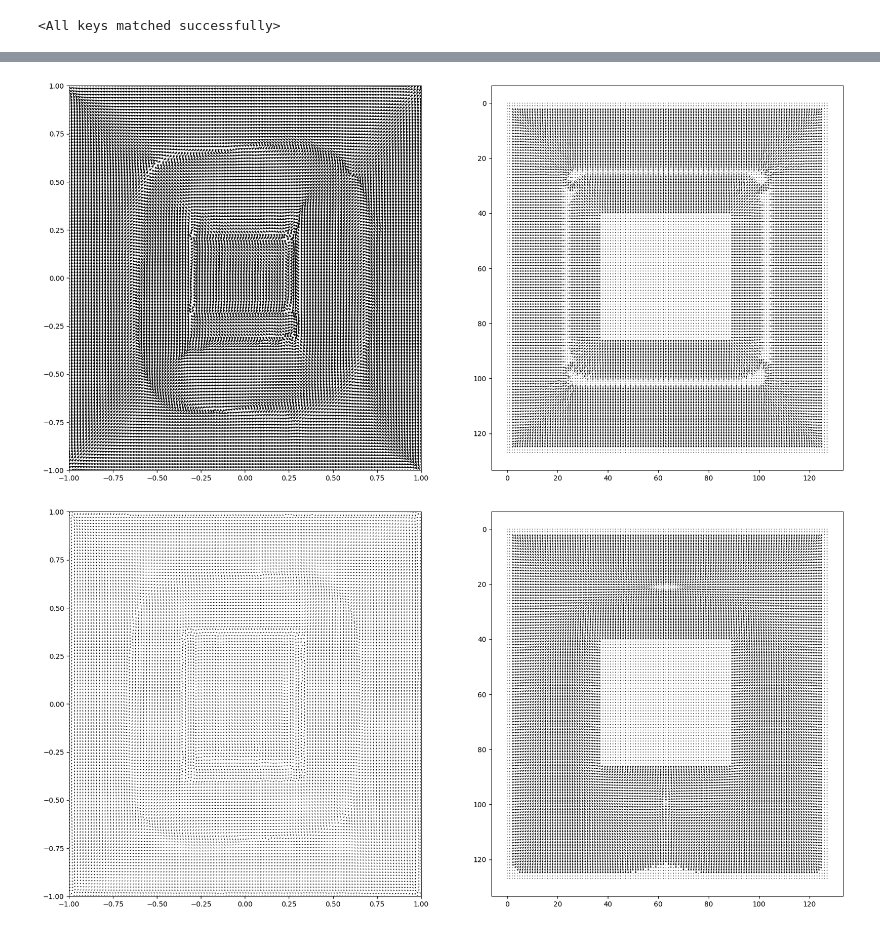
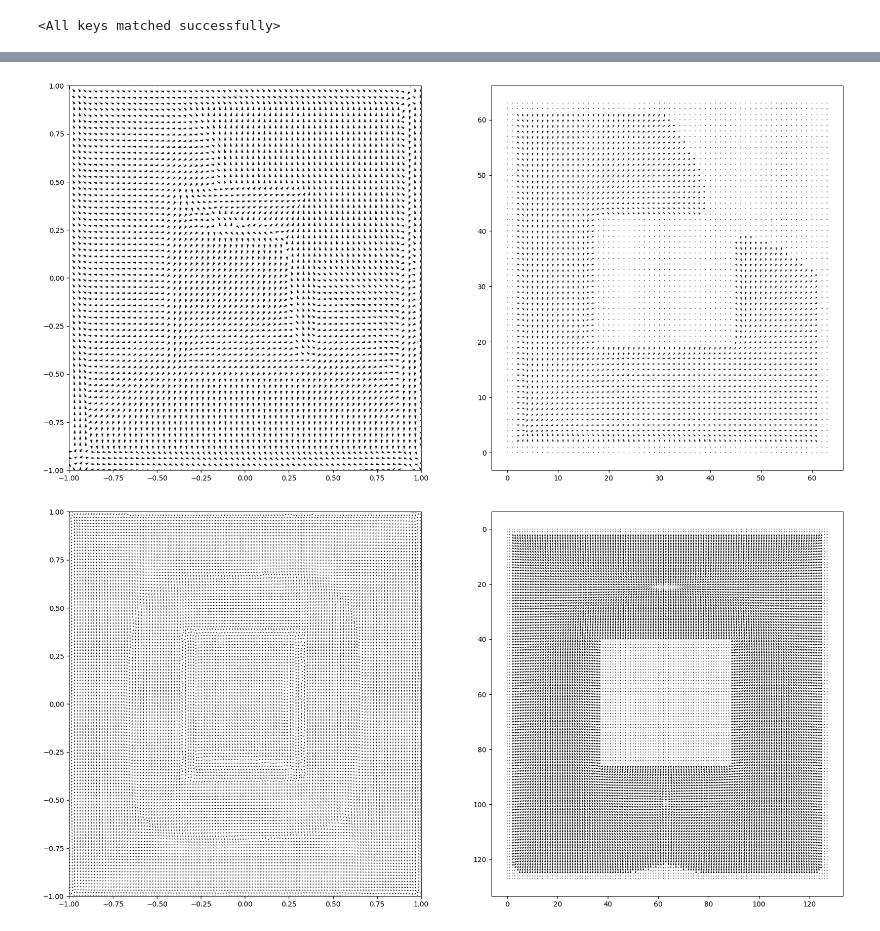
Before and after one commit to pranaboy72/denoisingheat, a Jupyter notebook: inference.ipynb, the cells around one changed output, grey strips where cells are left out. Saved outputs shown, nothing was run; the diff lists cells and outputs as text; code cells hidden in the pictures.

```diff
--- a/inference.ipynb
+++ b/inference.ipynb
@@ -10,7 +10,7 @@ from tqdm import tqdm
 from PIL import Image, ImageDraw
 
 from scorefield.models.ddpm.denoising_diffusion import Unet
-from scorefield.models.heat.heat_diffusion import HeatDiffusion
+from scorefield.models.heat.heat_diffusion import HeatDiffusion, HeatDiffusion_Revised
 from scorefield.utils.rl_utils import load_config
 from scorefield.utils.utils import (
     gen_goals, overlay_goal, overlay_multiple, combine_objects, overlay_images,
@@ -56,8 +56,6 @@ time_type = args['time_type']
 
 epochs = args['epochs']
 train_lr = args['train_lr']
-iterations = args['iterations']
-random_goals = args['random_goals']
 batch_size = noise_steps #args['batch_size']
 
 class Unet2D(Unet):
@@ -83,7 +81,7 @@ model = Unet2D(
     dim_mults = (1, 2, 4, 8),
 ).to(device)
 
-diffusion = HeatDiffusion(
+diffusion = HeatDiffusion_Revised(
     image_size=img_size,
     u0 = u0,
     noise_steps=noise_steps,
@@ -99,5 +97,5 @@ heat kernel std:tensor([ 4., 11., 20., 20., 20., 20., 20., 20., 20., 20.], devic
 # %%
-model.load_state_dict(torch.load(f'./runs/Sep08_21-17-57_mlcs-graphics/model_params.pt'))
+model.load_state_dict(torch.load(f'./runs/Sep09_13-07-05_workspace-ryae9dru7a3u-0/model_params.pt'))
 # %% [output]
 <All keys matched successfully>
 # %%
@@ -113,7 +111,7 @@ obs_T = overlay_goal(background, img_size, wastes, goals)
 # Evaluation - Single goal
 
 lan_t = 200  # 4
-epsilon = .1
+epsilon = .01
 
 background = draw_obstacles_pil(bg, obstacle_pos)
 obstacle_masks = convert_to_obstacle_masks(noise_steps, background[0].size, img_size, obstacle_pos)
@@ -126,7 +124,7 @@ obstacle_masks = convert_to_obstacle_masks(noise_steps, background[0].size, img_
 # obs_T = overlay_goal(background, img_size, wastes, goals)
 
 obstacle_masks = obstacle_masks[0].unsqueeze(0)
-goals = torch.tensor([[[-0.7, 0]]], device=device, dtype=torch.float32)
+goals = torch.tensor([[[-0., -0.]]], device=device, dtype=torch.float32)
 obs_T = overlay_goal(background, img_size, wastes, goals)
 
 
@@ -135,22 +133,19 @@ fig,axs = plt.subplots(goal_num, c, figsize=(20,20))
 
 T = diffusion.noise_steps
 step_size = int(T / c)
-dot_size = 4
+dot_size = 3
 
 
 model.eval()
 ims = []
 
 with torch.no_grad():
-    x_T = torch.tensor([[[0.7, -0]]], device=device, dtype=torch.float32)
+    x_T = torch.tensor([[[0.7, 0.]]], device=device, dtype=torch.float32)
     # x_T = gen_goals(agent_bounds, n=(goal_num, 1))
     x = x_T
 
     for i in tqdm(reversed(range(1, T+1)), position=0):
 #         bkg = bg.copy()
-        bkg = background.copy()
-        im = overlay_goal_agent(bkg[0], wastes, goals.cpu(), x.cpu(), dot_size)
-        ims.append(im)
 
         if (T-i) % step_size == 0:
             k = (T-i) // step_size
@@ -174,14 +169,15 @@ with torch.no_grad():
             x_prev = x.clone()
             score, _ = model(obs_T, t, x)
 
-            x = x_prev + (alpha * score)/2 + (torch.randn_like(x) * torch.sqrt(alpha) * 0.05)
+            x = x_prev + (alpha * score)/2 #+ (torch.randn_like(x) * torch.sqrt(alpha) * 0.05)
 
             # if not ((x.abs() <=0.99) & (x[...,0].item() < obstacles_h[0]) & (x[...,0].item()>obstacles_h[1]) & \
             #     (x[...,1].item()<obstacles_w[0]) & (x[...,1].item()>obstacles_w[1])).all():
             if not (x.abs() <=0.99).all():
                 x = x_prev
-        print(x)
-        print(score)
+            bkg = background.copy()
+            im = overlay_goal_agent(bkg[0], wastes, goals.cpu(), x.cpu(), dot_size)
+            ims.append(im)
 
     backg = background.copy()
     img_sample = overlay_goal_agent(backg[0], wastes, goals.cpu(),x.cpu(), dot_size)
@@ -215,7 +201,7 @@ np.save('./results/heat/eval.npy', ims)
 # %%
 # Create the whole field
 
-i = 9
+i = 3
 
 model.eval()
 
@@ -243,34 +229,35 @@ scores = scores.squeeze(1)
 # %%
 # Visualizing the whole field
 
 fig, axes = plt.subplots(1, 2, figsize=(20,10))
 
 scores_x = scores[:, 1].reshape(img_size, img_size)
 scores_y = scores[:, 0].reshape(img_size, img_size)
 score_clip_x, score_clip_y = clip_vectors(scores_x, scores_y, 0.01)
 axes[0].quiver(xx, yy, score_clip_x.detach().cpu().numpy(), score_clip_y.detach().cpu().numpy(), angles='xy', scale_units='xy', scale=0.5)
+axes[0].invert_yaxis()
 axes[0].set_xlim(-1,1)
 axes[0].set_ylim(-1,1)
 
 # Ground truth
 obstacle_masks = convert_to_obstacle_masks(noise_steps, bg.size, img_size, obstacle_pos)
 background = draw_obstacles_pixel(bg, obstacle_masks)
-goal = torch.tensor([[[-0.7,-0.]]]*noise_steps, device=device)
+goal = torch.tensor([[[-0.7,-0.7]]]*noise_steps, device=device)
 obs = overlay_goal(background, img_size, wastes, goal)
 t = torch.tensor([i for i in range(1, noise_steps+1)], device=device)
 _, _, score_field, _ = diffusion.forward_diffusion(t, goal, sample_num, obstacle_masks)
 data = score_field[i]
 V = data[...,0]
 U = data[...,1]
-V_clip, U_clip = clip_vectors(V, U, 0.01)
+V_clip, U_clip = clip_vectors(V, U, 0.005)
 # V_clip, U_clip = V, U
 x, y = np.meshgrid(np.linspace(0, img_size-1, img_size), np.linspace(0,img_size-1,img_size))
 axes[1].quiver(x, y, U_clip.cpu().numpy(), V_clip.cpu().numpy(), angles='xy', scale_units='xy', scale=0.01)
-axes[1].invert_yaxis()
+# axes[1].invert_yaxis()
 
 plt.show()
 # %% [output]
-[figure, old version]
+[figure, new version]
 # %%
 fig, axes = plt.subplots(1, 2, figsize=(20,10))
 scores_x = scores[:, 1].reshape(img_size, img_size)
```
Also changed, not shown: parts of 2 cells of this notebook, 3 other files.
